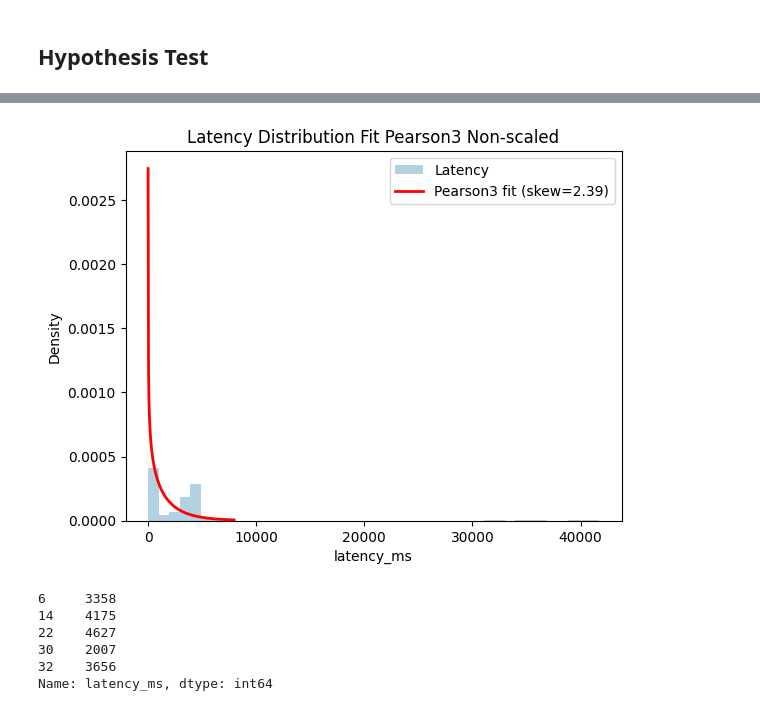
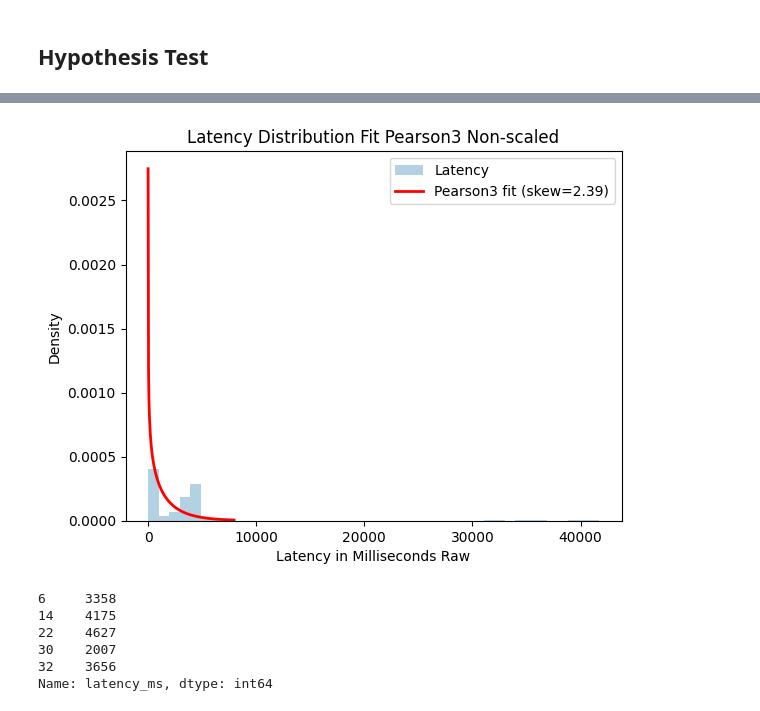
Before and after one commit to KirkKennedyLincoln/statistical-analysis-project, a Jupyter notebook: analysis.ipynb, the cells around one changed output, grey strips where cells are left out. Saved outputs shown, nothing was run; the diff lists cells and outputs as text; code cells hidden in the pictures.

```diff
--- a/analysis.ipynb
+++ b/analysis.ipynb
@@ -277,35 +277,35 @@ whitelist_events = ["tool_called", "llm_request_sent"]
 latency_data = df[
     (df['event_type'].isin(whitelist_events))
 ]['latency_ms'].dropna()
 
 # fit the dataframe on pearson3
 skew, loc, scale = pearson3.fit(latency_data)
 
 # box the ppf into 200 boxes
 x = np.linspace(
     pearson3.ppf(0.01, skew, loc=loc, scale=scale),
     pearson3.ppf(0.99, skew, loc=loc, scale=scale),
     200
 )
 
 fig, ax = plt.subplots()
 ax.hist(latency_data, bins="auto", density=True, alpha=0.3, label="Latency")
 ax.plot(
     x,
     pearson3.pdf(x, skew, loc=loc, scale=scale),
     'r-',
     lw=2,
     label=f'Pearson3 fit (skew={skew:.2f})'
 )
 
 ax.set_title("Latency Distribution Fit Pearson3 Non-scaled")
-ax.set_xlabel("latency_ms")
+ax.set_xlabel("Latency in Milliseconds Raw")
 ax.set_ylabel("Density")
 ax.legend()
 
 plt.show()
 # %% [output]
-[figure, old version]
+[figure, new version]
 # %%
 # white_list tool calls for hypothesis testing
 whitelist_events = ["tool_called", "llm_request_sent"]
```
Also changed, not shown: parts of 8 cells of this notebook.
